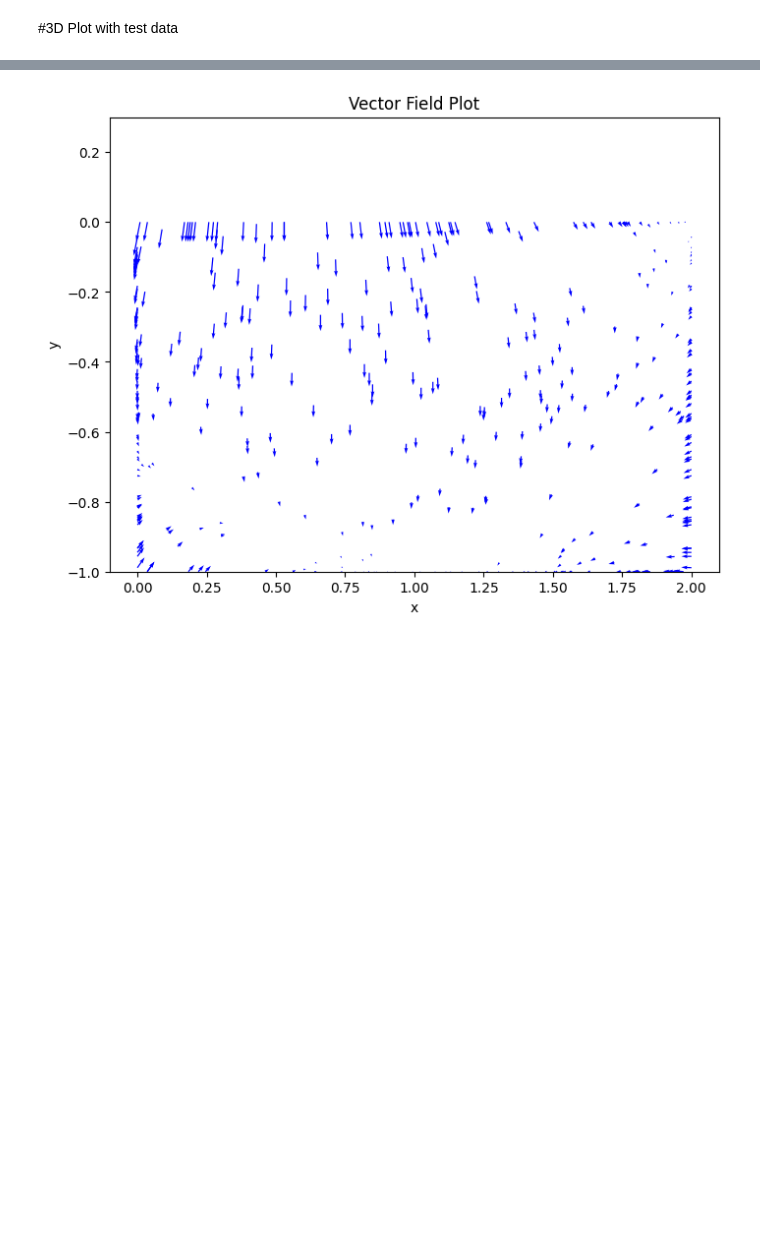
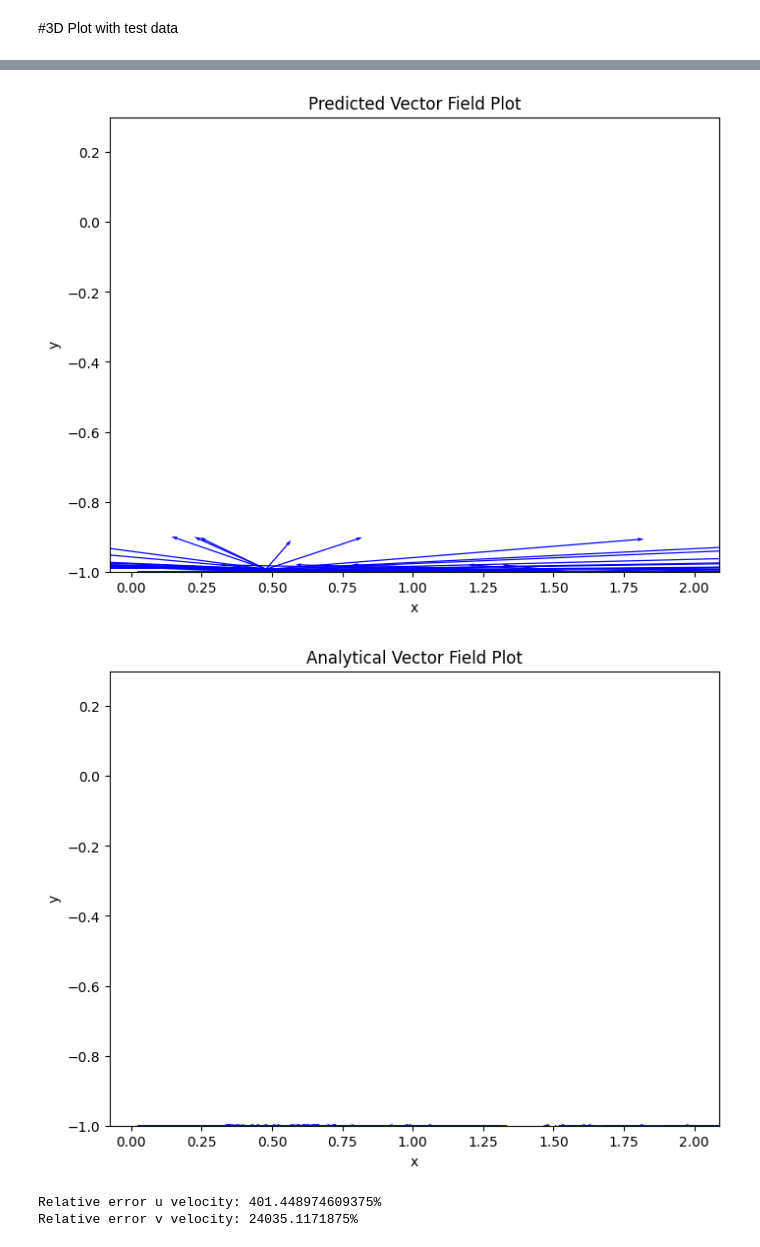
Before and after one commit to LuigiElo/DL-PINNs, a Jupyter notebook: PINN_LaPlace2D_Pytorch.ipynb, the cells around one changed output, grey strips where cells are left out. Drawn from its saved outputs; the diff is of its cells as text; code cells hidden in the pictures; blank space fills up the shorter version.

```diff
--- a/PINN_LaPlace2D_Pytorch.ipynb
+++ b/PINN_LaPlace2D_Pytorch.ipynb
@@ -14,8 +14,8 @@ class FNN(nn.Module):
     def __init__(
         self,
         num_inputs: int = 2,
-        num_layers: int = 3,
-        num_neurons: int = 150,
+        num_layers: int = 4,
+        num_neurons: int = 128,
         act: nn.Module = SineActivation(),
     ) -> None:
         """Basic neural network architecture with linear layers
@@ -155,5 +181,6 @@ def compute_hessian(output, input_data):
 # %%
 import numpy as np
+import math
 
 # General parameters
 L = 2.0 # wave/x length
@@ -169,6 +196,13 @@ t = 0 # we are looking at a snapshot, so t is constant
 # Analytical solution (HRC p. 75)
 def behaviour_func(x):
     return -H*c/2 * np.cosh(k*(x[:, 1:2]+h))/np.sinh(k*h) * np.sin(w*t - k*x[:, 0:1])
+
+def velocity_func(x):
+
+  u= H*c/2 * k * np.cosh(k*(x[:, 1:2]+h))/np.sinh(k*h) * np.cos(w*t-k*x[:, 0:1])
+  v= -H*c/2 * k * np.sinh(k*(x[:, 1:2]+h))/np.sinh(k*h) * np.sin(w*t - k*x[:, 0:1])
+
+  return u,v
 # %% [markdown]
 #Generate data
 # %%
@@ -637,27 +750,56 @@ def compute_output_grad(input):
 
     return grad_x1, grad_x2
 # %%
-def plotVelocity(total_test_data):
-  u_values, v_values = compute_output_grad(total_test_data)
+def plotVelocity(total_test_data,total_test_data_scaled,prediction):
 
+  if prediction:
+    u_values, v_values = compute_output_grad(total_test_data_scaled)
+  else:
+    u_values, v_values = velocity_func(total_test_data.detach().numpy())
 
   # Plotting
   x_values = total_test_data[:, 0].detach().numpy()
   y_values = total_test_data[:, 1].detach().numpy()
-  u_values = u_values.detach().numpy()
-  v_values = v_values.detach().numpy()
+  if prediction:
+    u_values = u_values.detach().numpy()
+    v_values = v_values.detach().numpy()
 
 
 
   # Plotting the vector field
   plt.figure(figsize=(8, 6))
   plt.quiver(x_values, y_values, u_values, v_values, scale=.05, angles = 'xy',color='blue', width=0.002)
   plt.xlabel('x')
   plt.ylabel('y')
-  plt.title('Vector Field Plot')
+  if prediction:
+    plt.title('Predicted Vector Field Plot')
+  else:
+    plt.title('Analytical Vector Field Plot')
   plt.ylim(-1,.3)
   plt.show()
 
-plotVelocity(total_test_data)
+  return torch.from_numpy(u_values).view(-1,1), torch.from_numpy(v_values).view(-1,1)
+
+
+u_predicted,v_predicted=plotVelocity(total_test_data,total_test_data_scaled,True)
+
+u_analytical,v_analytical= plotVelocity(total_test_data,total_test_data_scaled,False)
+
+#print(u_analytical)
+#print(u_predicted)
+#print(total_test_data)
 # %% [output]
-[figure, old version]
+[figure, new version]
+[figure, added]
+# %%
+criterion=torch.nn.L1Loss()
+
+u_loss=criterion(torch.Tensor(u_analytical),u_predicted)
+
+v_loss=criterion(torch.Tensor(v_analytical), v_predicted)
+
+print(f'Relative error u velocity: {abs(u_loss)/abs(torch.mean(torch.Tensor(u_analytical)))*100}%')
+print(f'Relative error v velocity: {abs(v_loss)/abs(torch.mean(torch.Tensor(v_analytical)))*100}%')
+# %% [output]
+Relative error u velocity: 401.448974609375%
+Relative error v velocity: 24035.1171875%
```
Also changed, not shown: parts of 20 cells of this notebook.
